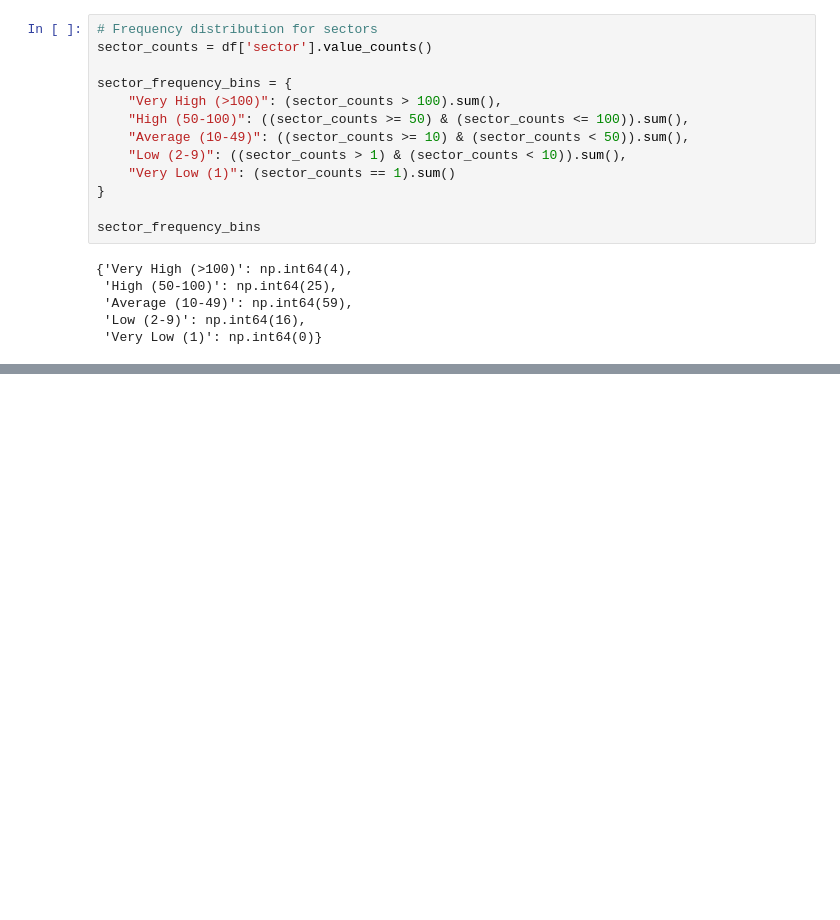
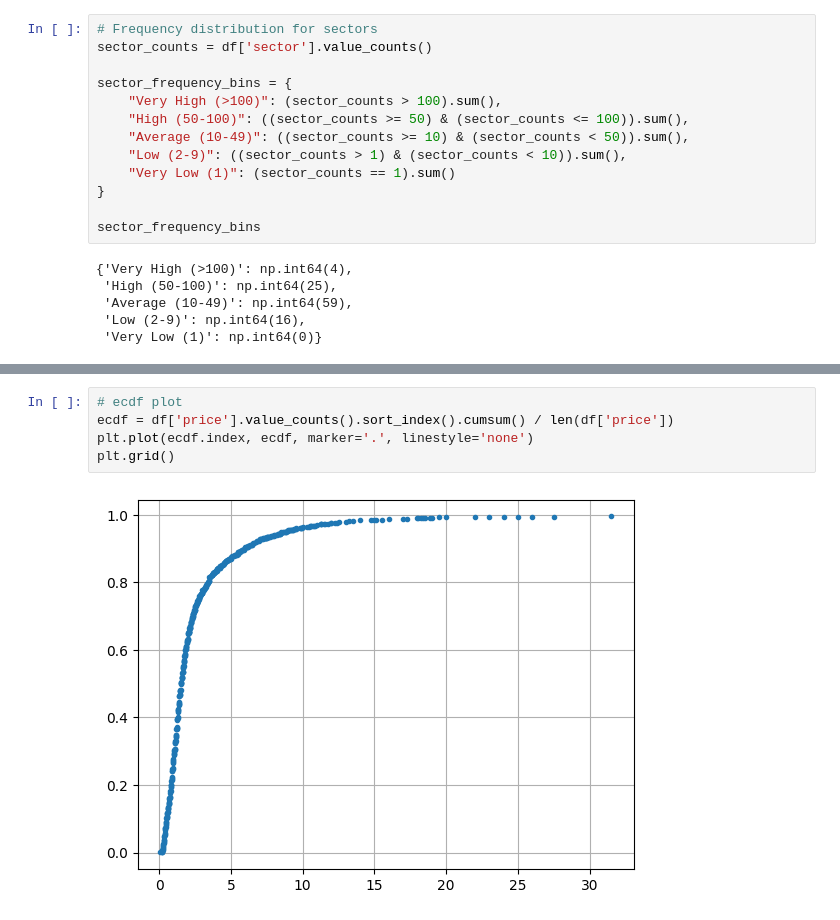
Before and after one commit to Amul-byte/realestate_analytics, a Jupyter notebook: EDA.ipynb, the cells around one changed output, grey strips where cells are left out. Saved outputs shown, nothing was run; the diff lists cells and outputs as text; blank space fills up the shorter version.

```diff
--- a/EDA.ipynb
+++ b/EDA.ipynb
@@ -93,0 +207,7 @@ Very Low (1): A significant number, 308 societies, have only 1 listing.
+# %%
+# ecdf plot
+ecdf = df['price'].value_counts().sort_index().cumsum() / len(df['price'])
+plt.plot(ecdf.index, ecdf, marker='.', linestyle='none')
+plt.grid()
+# %% [output]
+[figure, added]
```
Also changed, not shown: parts of 82 cells of this notebook.
